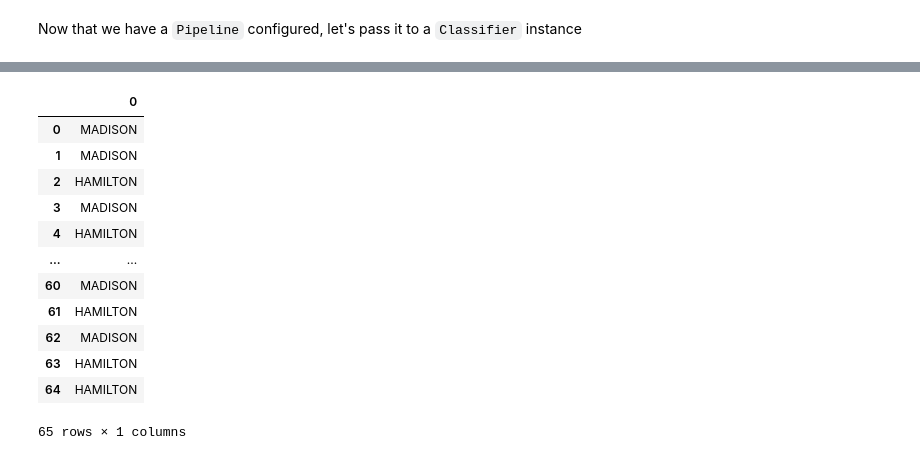
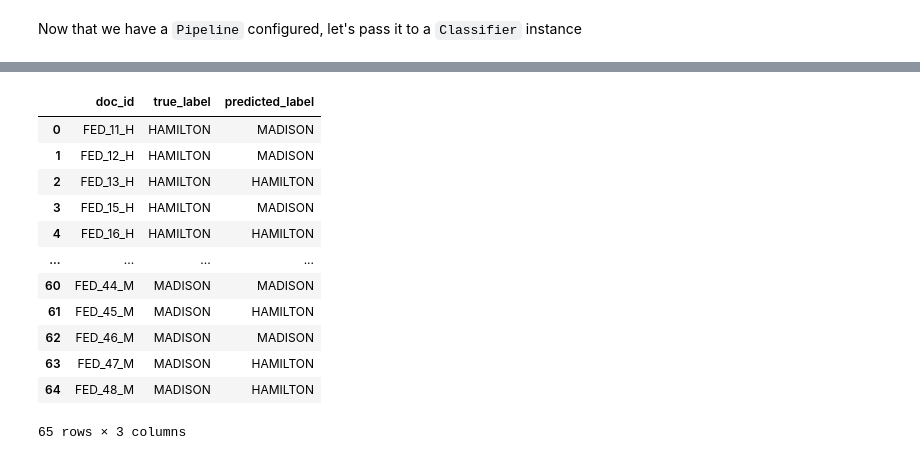
Before and after one commit to mangabe16/lexos, a Jupyter notebook: doc_src/docs/tutorials/classification/tutorialDRAFT.ipynb, the cells around one changed output, grey strips where cells are left out. Saved outputs shown, nothing was run; the diff lists cells and outputs as text; code cells hidden in the pictures.

```diff
--- a/doc_src/docs/tutorials/classification/tutorialDRAFT.ipynb
+++ b/doc_src/docs/tutorials/classification/tutorialDRAFT.ipynb
@@ -90,6 +92,8 @@ my_strategy = MLPPipeline(
     cv_splits=5,
     include_bigrams=True,
     use_smote=True,
+    run_holdout=True,
+    run_cv=True,
     mlp_kwargs={
         "hidden_layer_sizes": (64,),
         "activation": "relu",
@@ -129,2 +141,6 @@ classifier.report
 # %%
-predictions = classifier.predict(corpus_stats.doc_stats_df)
+predictions_df = classifier.predict(
+    data=corpus_stats.doc_stats_df,
+    ids=train_ids,
+    true_labels=train_labels
+)
@@ -131,19 +149,16 @@ predictions = classifier.predict(corpus_stats.doc_stats_df)
 # %%
-import pandas as pd
-
-predictions_df = pd.DataFrame(predictions)
 predictions_df
 # %% [output]
-|  | 0 |
-| 0 | MADISON |
-| 1 | MADISON |
-| 2 | HAMILTON |
-| 3 | MADISON |
-| 4 | HAMILTON |
-| ... | ... |
-| 60 | MADISON |
-| 61 | HAMILTON |
-| 62 | MADISON |
-| 63 | HAMILTON |
-| 64 | HAMILTON |
+|  | doc_id | true_label | predicted_label |
+| 0 | FED_11_H | HAMILTON | MADISON |
+| 1 | FED_12_H | HAMILTON | MADISON |
+| 2 | FED_13_H | HAMILTON | HAMILTON |
+| 3 | FED_15_H | HAMILTON | MADISON |
+| 4 | FED_16_H | HAMILTON | HAMILTON |
+| ... | ... | ... | ... |
+| 60 | FED_44_M | MADISON | MADISON |
+| 61 | FED_45_M | MADISON | HAMILTON |
+| 62 | FED_46_M | MADISON | MADISON |
+| 63 | FED_47_M | MADISON | HAMILTON |
+| 64 | FED_48_M | MADISON | HAMILTON |
-65 rows × 1 columns
+65 rows × 3 columns
```
Also changed, not shown: parts of 16 cells of this notebook, 11 other files.
